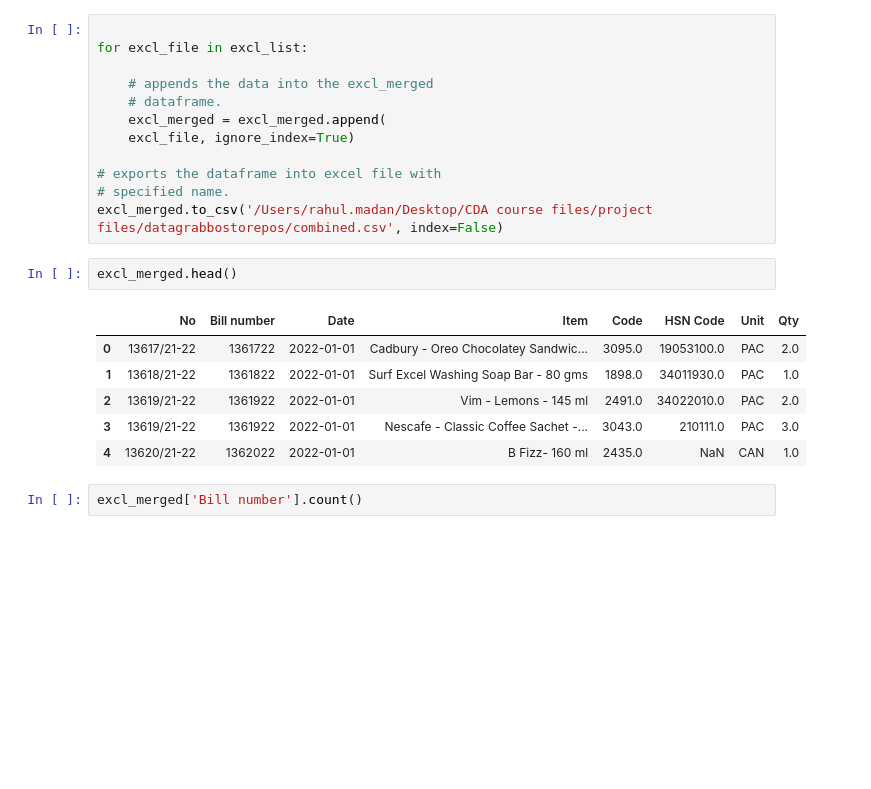
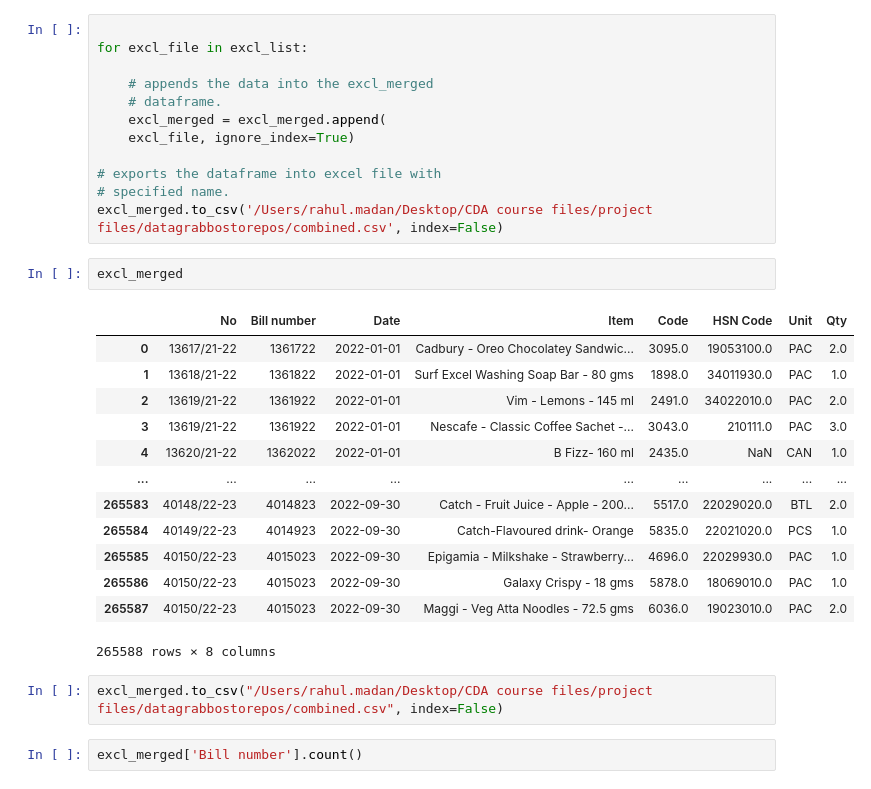
Before and after one commit to rahul-madaan/Market-Analysis-Apriori, a Jupyter notebook: Fuzzy string matching.ipynb, the cells around one changed output. Saved outputs shown, nothing was run; the diff lists cells and outputs as text; blank space fills up the shorter version.

Commit message:
added combined csv and fuzzy code

```diff
--- a/Fuzzy string matching.ipynb
+++ b/Fuzzy string matching.ipynb
@@ -60,14 +60,23 @@ for excl_file in excl_list:
 # specified name.
 excl_merged.to_csv('/Users/rahul.madan/Desktop/CDA course files/project files/datagrabbostorepos/combined.csv', index=False)
 # %%
-excl_merged.head()
+excl_merged
 # %% [output]
 |  | No | Bill number | Date | Item | Code | HSN Code | Unit | Qty |
 | 0 | 13617/21-22 | 1361722 | 2022-01-01 | Cadbury - Oreo Chocolatey Sandwic... | 3095.0 | 19053100.0 | PAC | 2.0 |
 | 1 | 13618/21-22 | 1361822 | 2022-01-01 | Surf Excel Washing Soap Bar - 80 gms | 1898.0 | 34011930.0 | PAC | 1.0 |
 | 2 | 13619/21-22 | 1361922 | 2022-01-01 | Vim - Lemons - 145 ml | 2491.0 | 34022010.0 | PAC | 2.0 |
 | 3 | 13619/21-22 | 1361922 | 2022-01-01 | Nescafe - Classic Coffee Sachet -... | 3043.0 | 210111.0 | PAC | 3.0 |
 | 4 | 13620/21-22 | 1362022 | 2022-01-01 | B Fizz- 160 ml | 2435.0 | NaN | CAN | 1.0 |
+| ... | ... | ... | ... | ... | ... | ... | ... | ... |
+| 265583 | 40148/22-23 | 4014823 | 2022-09-30 | Catch - Fruit Juice - Apple - 200... | 5517.0 | 22029020.0 | BTL | 2.0 |
+| 265584 | 40149/22-23 | 4014923 | 2022-09-30 | Catch-Flavoured drink- Orange | 5835.0 | 22021020.0 | PCS | 1.0 |
+| 265585 | 40150/22-23 | 4015023 | 2022-09-30 | Epigamia - Milkshake - Strawberry... | 4696.0 | 22029930.0 | PAC | 1.0 |
+| 265586 | 40150/22-23 | 4015023 | 2022-09-30 | Galaxy Crispy - 18 gms | 5878.0 | 18069010.0 | PAC | 1.0 |
+| 265587 | 40150/22-23 | 4015023 | 2022-09-30 | Maggi - Veg Atta Noodles - 72.5 gms | 6036.0 | 19023010.0 | PAC | 2.0 |
+265588 rows × 8 columns
+# %%
+excl_merged.to_csv("/Users/rahul.madan/Desktop/CDA course files/project files/datagrabbostorepos/combined.csv", index=False)
 # %%
 excl_merged['Bill number'].count()
 # %% [output]
```
Also changed, not shown: parts of 17 cells of this notebook, 2 other files.
